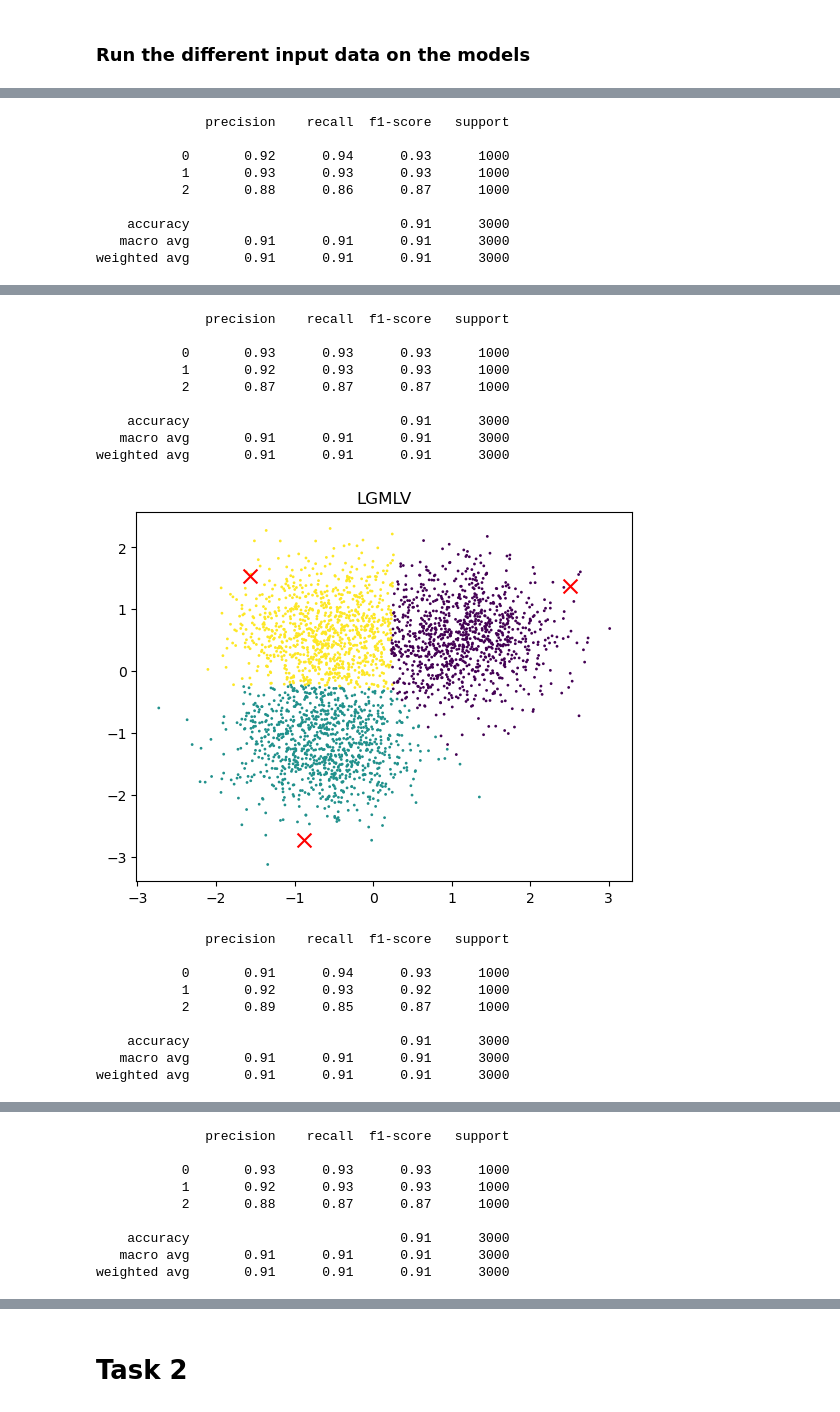
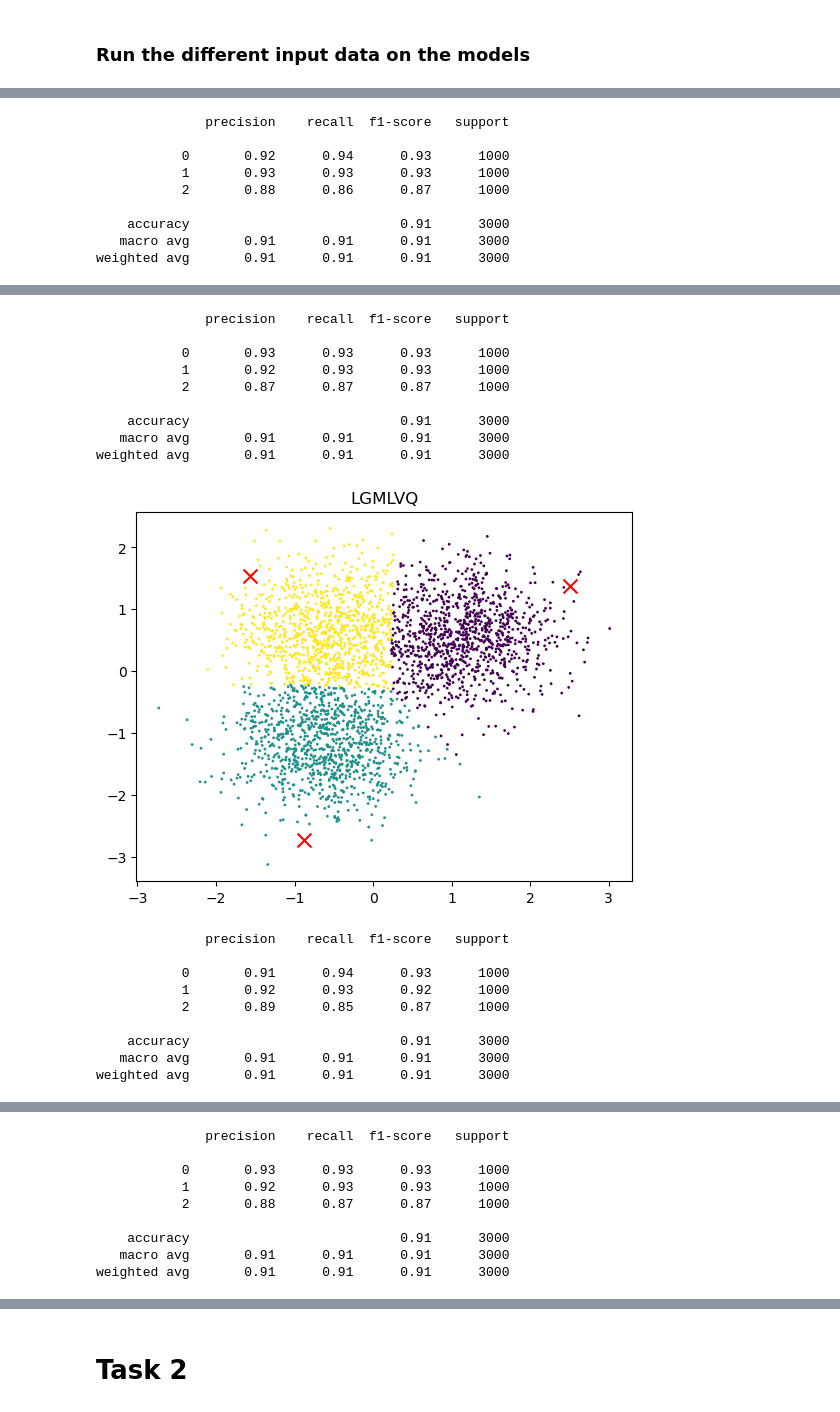
Before and after one commit to d3nnis2001/MaschinellesLernenImWeb, a Jupyter notebook: Exercise4/practicalOld.ipynb, the cells around one changed output, grey strips where cells are left out. Saved outputs shown, nothing was run; the diff lists cells and outputs as text; code cells hidden in the pictures.

```diff
--- a/Exercise4/practicalOld.ipynb
+++ b/Exercise4/practicalOld.ipynb
@@ -62,7 +62,6 @@ models = (
         activation_params={"beta": 2},
         solver_type="lbfgs",
     ),
-
 )
 
 for x in different_x:
@@ -76,35 +75,35 @@ for x in different_x:
 
         predicted_labels = model.predict(data)
 
         plt.figure()
         plt.scatter(data[:, 0], data[:, 1], s=1, c=predicted_labels, cmap='viridis')
         plt.scatter(model.prototypes_[:, 0], model.prototypes_[:, 1], c='r', marker='x', s=100)
-        plt.title(str(model)[:5].replace("(", ""))
+        plt.title(model.__class__.__name__)
         plt.show()
 
         print(classification_report(y, predicted_labels))
 # %% [output]
 [figure]
               precision    recall  f1-score   support
 
            0       0.92      0.94      0.93      1000
            1       0.93      0.93      0.93      1000
            2       0.88      0.86      0.87      1000
 
     accuracy                           0.91      3000
    macro avg       0.91      0.91      0.91      3000
 weighted avg       0.91      0.91      0.91      3000
 [figure]
               precision    recall  f1-score   support
 
            0       0.93      0.93      0.93      1000
            1       0.92      0.93      0.93      1000
            2       0.87      0.87      0.87      1000
 
     accuracy                           0.91      3000
    macro avg       0.91      0.91      0.91      3000
 weighted avg       0.91      0.91      0.91      3000
-[figure, old version]
+[figure, new version]
               precision    recall  f1-score   support
 
            0       0.91      0.94      0.93      1000
```
Also changed, not shown: parts of 2 cells of this notebook, 1 other file.
